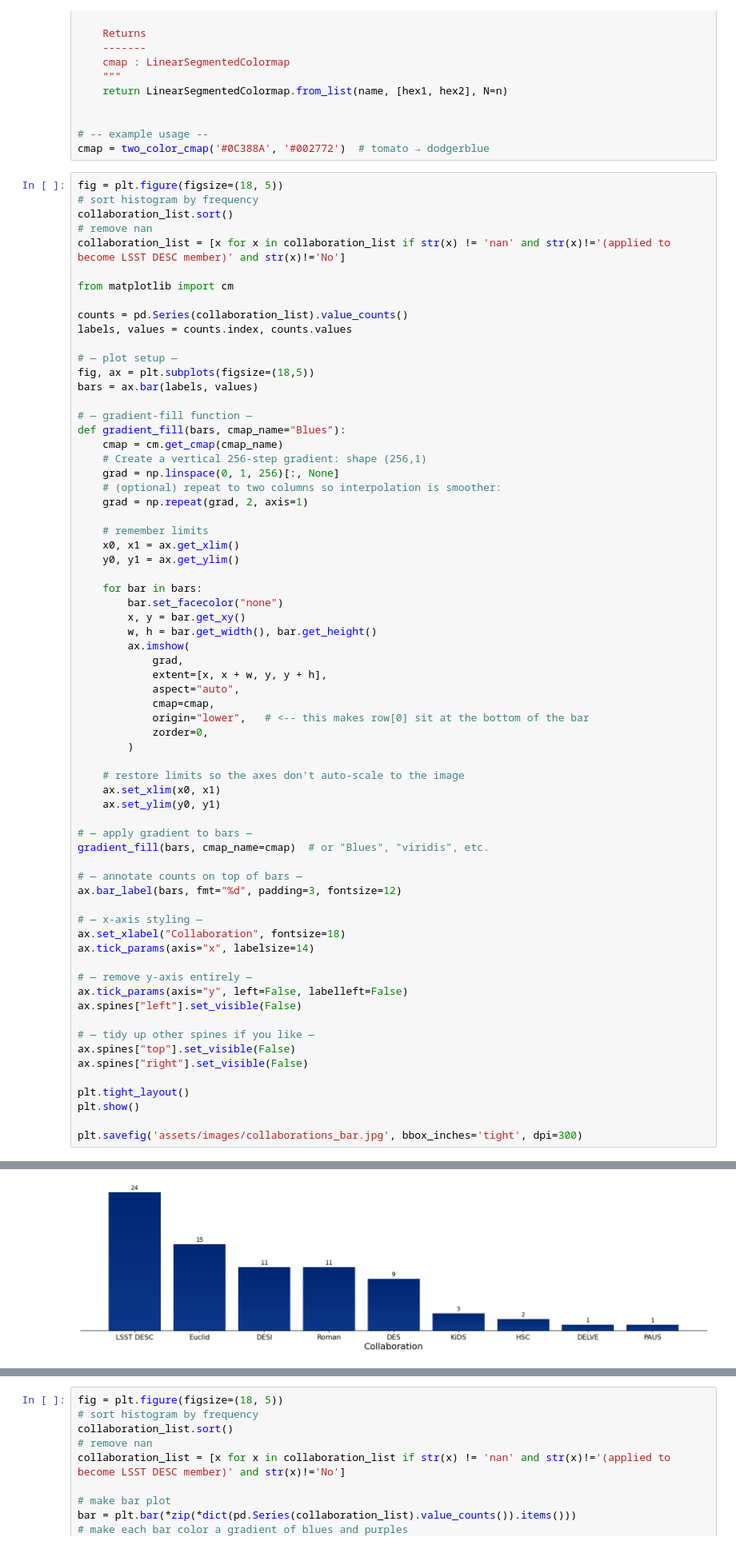
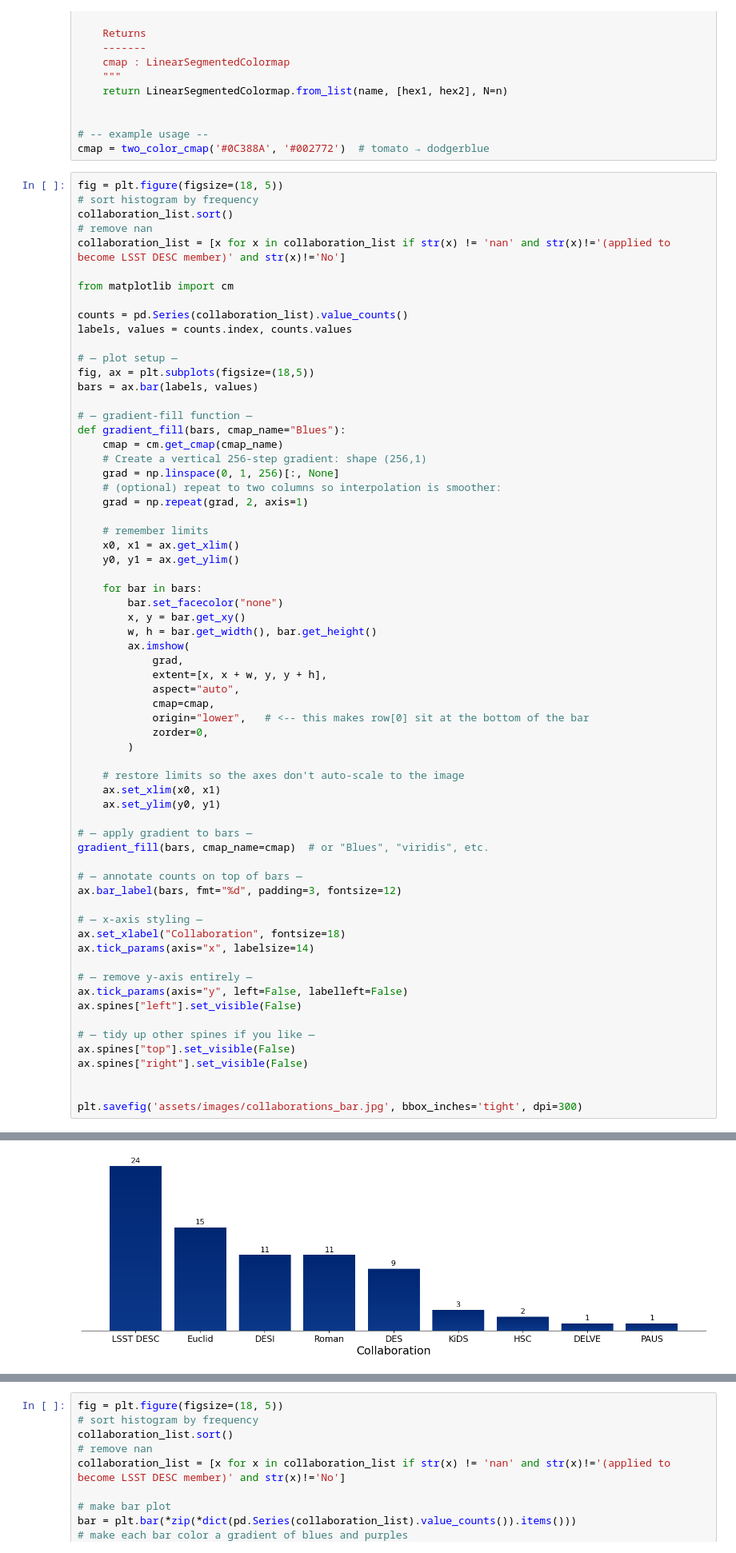
Before and after one commit to echo-IA/CAROLINA, a Jupyter notebook: docs/echo_ia_participants.ipynb, the cells around one changed output, grey strips where cells are left out. Shown: that part at 80% size. Cells and saved outputs as stored; diff of their text form.

Commit message:
fixed image #2

```diff
--- a/docs/echo_ia_participants.ipynb
+++ b/docs/echo_ia_participants.ipynb
@@ -205,33 +205,31 @@ def gradient_fill(bars, cmap_name="Blues"):
             origin="lower",   # <-- this makes row[0] sit at the bottom of the bar
             zorder=0,
         )
 
     # restore limits so the axes don't auto-scale to the image
     ax.set_xlim(x0, x1)
     ax.set_ylim(y0, y1)
 
 # — apply gradient to bars —
 gradient_fill(bars, cmap_name=cmap)  # or "Blues", "viridis", etc.
 
 # — annotate counts on top of bars —
 ax.bar_label(bars, fmt="%d", padding=3, fontsize=12)
 
 # — x‐axis styling —
 ax.set_xlabel("Collaboration", fontsize=18)
 ax.tick_params(axis="x", labelsize=14)
 
 # — remove y‐axis entirely —
 ax.tick_params(axis="y", left=False, labelleft=False)
 ax.spines["left"].set_visible(False)
 
 # — tidy up other spines if you like —
 ax.spines["top"].set_visible(False)
 ax.spines["right"].set_visible(False)
 
-plt.tight_layout()
-plt.show()
 
 plt.savefig('assets/images/collaborations_bar.jpg', bbox_inches='tight', dpi=300)
 # %% [output]
 <Figure size 1800x500 with 0 Axes>
-[figure, old version]
+[figure, new version]
```
Also changed, not shown: parts of 1 cell of this notebook.
